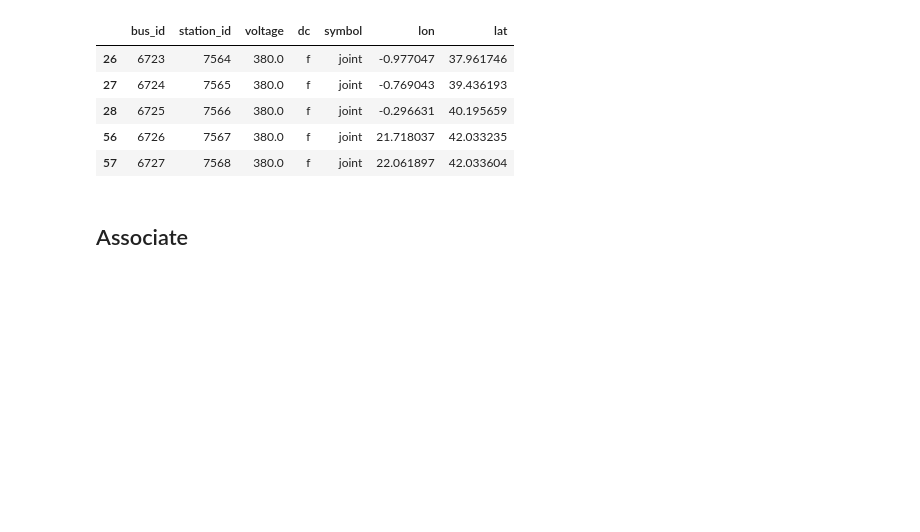
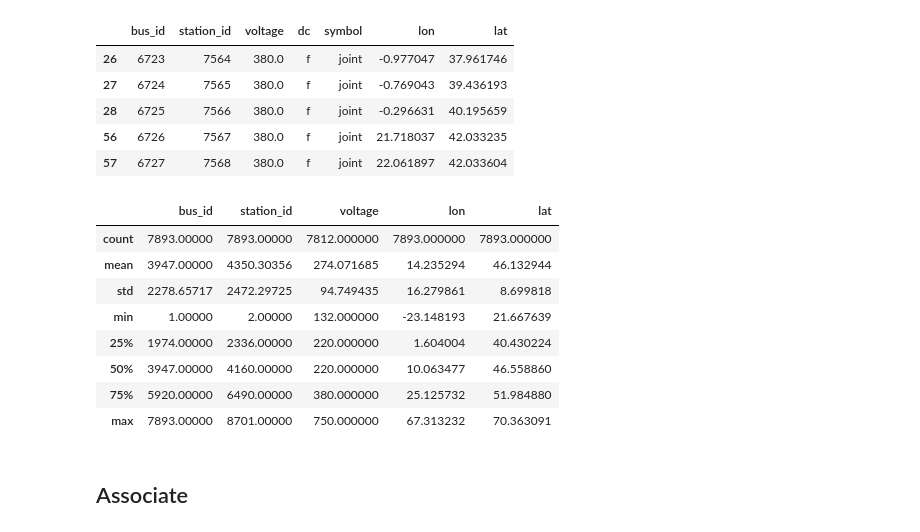
Before and after one commit to sebsa2/ALproject, a Jupyter notebook: associate_powerplants_and_buses.ipynb, the cells around one changed output. Saved outputs shown, nothing was run; the diff lists cells and outputs as text; code cells hidden in the pictures; blank space fills up the shorter version.

```diff
--- a/associate_powerplants_and_buses.ipynb
+++ b/associate_powerplants_and_buses.ipynb
@@ -145,6 +145,18 @@ buses.head()
 | 28 | 6725 | 7566 | 380.0 | f | joint | -0.296631 | 40.195659 |
 | 56 | 6726 | 7567 | 380.0 | f | joint | 21.718037 | 42.033235 |
 | 57 | 6727 | 7568 | 380.0 | f | joint | 22.061897 | 42.033604 |
+# %%
+buses.describe()
+# %% [output]
+|  | bus_id | station_id | voltage | lon | lat |
+| count | 7893.00000 | 7893.00000 | 7812.000000 | 7893.000000 | 7893.000000 |
+| mean | 3947.00000 | 4350.30356 | 274.071685 | 14.235294 | 46.132944 |
+| std | 2278.65717 | 2472.29725 | 94.749435 | 16.279861 | 8.699818 |
+| min | 1.00000 | 2.00000 | 132.000000 | -23.148193 | 21.667639 |
+| 25% | 1974.00000 | 2336.00000 | 220.000000 | 1.604004 | 40.430224 |
+| 50% | 3947.00000 | 4160.00000 | 220.000000 | 10.063477 | 46.558860 |
+| 75% | 5920.00000 | 6490.00000 | 380.000000 | 25.125732 | 51.984880 |
+| max | 7893.00000 | 8701.00000 | 750.000000 | 67.313232 | 70.363091 |
 # %% [markdown]
 ## Associate
 # %%
```
Also changed, not shown: parts of 9 cells of this notebook.
